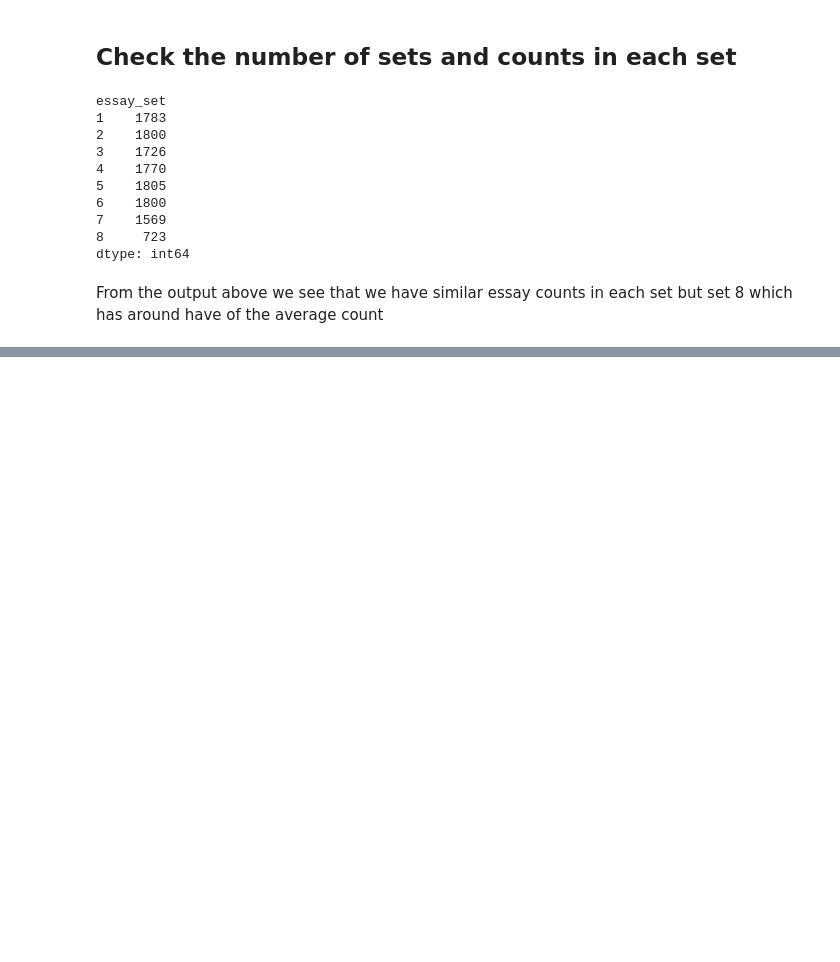
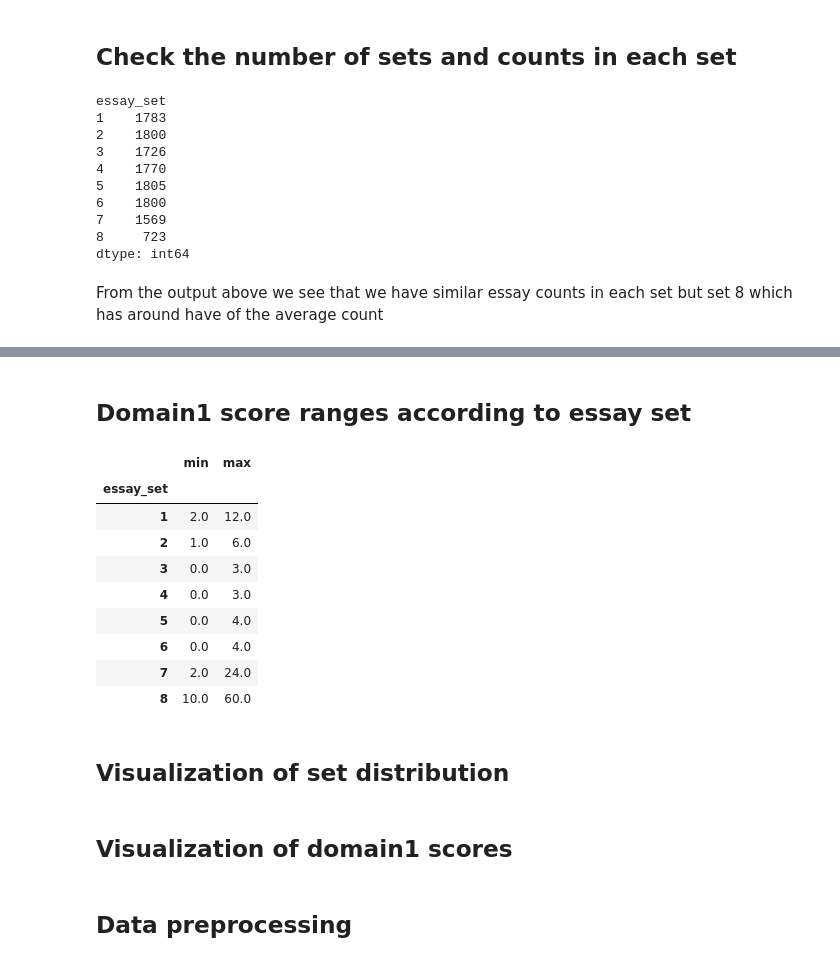
Before and after one commit to hazem-alabiad/automated-essay-grading-system, a Jupyter notebook: main.ipynb, the cells around one changed output, grey strips where cells are left out. Saved outputs shown, nothing was run; the diff lists cells and outputs as text; code cells hidden in the pictures; blank space fills up the shorter version.

```diff
--- a/main.ipynb
+++ b/main.ipynb
@@ -164,0 +220,18 @@ dtype: int64
+# %% [markdown]
+## Domain1 score ranges according to essay set
+# %%
+essaySet_domainScore_df = train_df[["essay_set", "domain1_score"]].groupby("essay_set").describe()["domain1_score"][["min", "max"]]
+essaySet_domainScore_df.head(50)
+# %% [output]
+|  | min | max |
+| essay_set |  |  |
+| 1 | 2.0 | 12.0 |
+| 2 | 1.0 | 6.0 |
+| 3 | 0.0 | 3.0 |
+| 4 | 0.0 | 3.0 |
+| 5 | 0.0 | 4.0 |
+| 6 | 0.0 | 4.0 |
+| 7 | 2.0 | 24.0 |
+| 8 | 10.0 | 60.0 |
+# %% [markdown]
+## Visualization of set distribution
@@ -164,0 +243,2 @@ dtype: int64
+# %% [markdown]
+## Visualization of domain1 scores
@@ -164,0 +250,2 @@ dtype: int64
+# %% [markdown]
+## Data preprocessing
```
Also changed, not shown: parts of 8 cells of this notebook, 1 other file.
